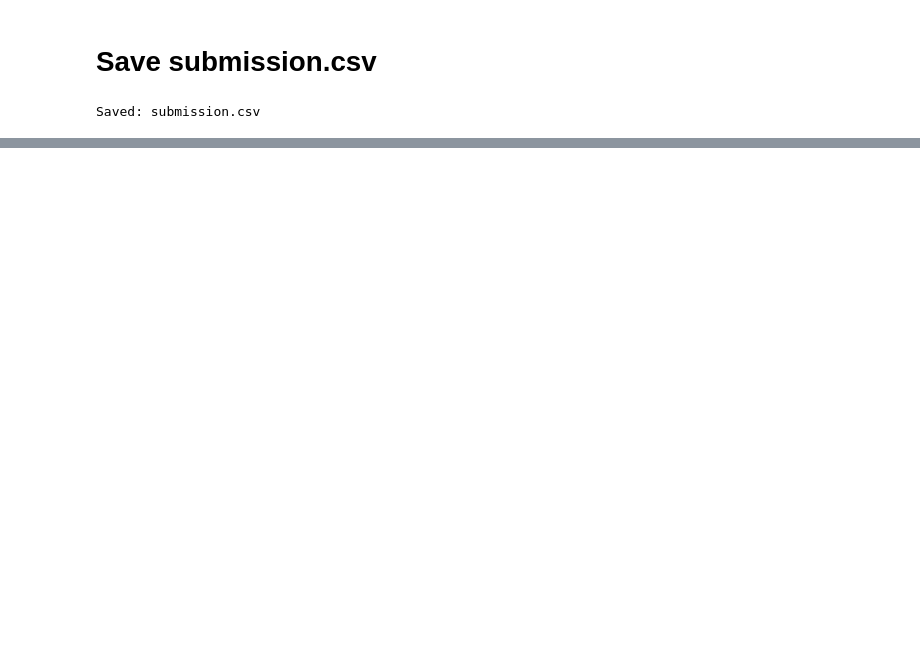
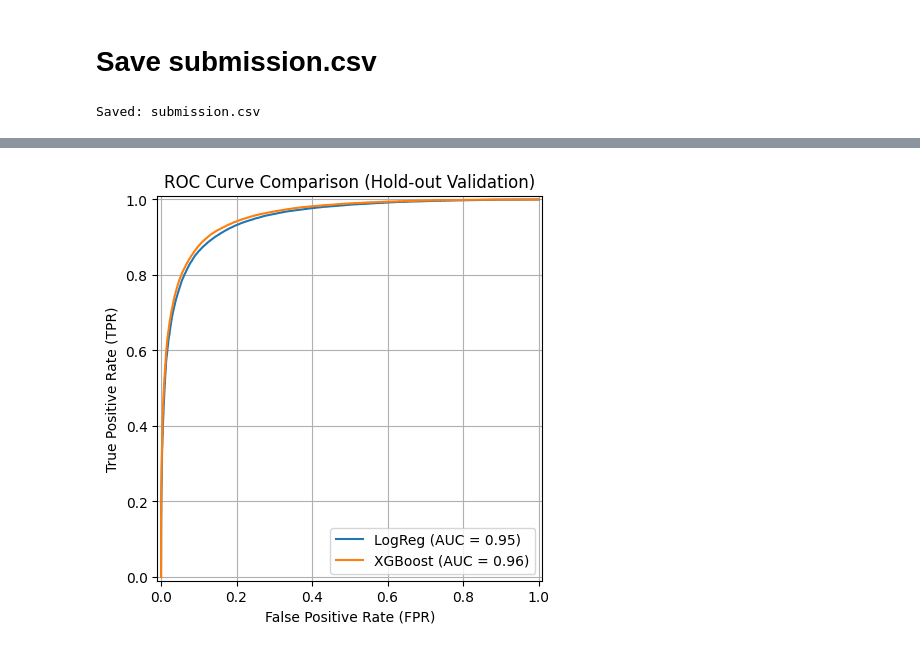
Before and after one commit to Dilshan7542/CI-Assigment, a Jupyter notebook: assignment-dilshan.ipynb, the cells around one changed output, grey strips where cells are left out. Saved outputs shown, nothing was run; the diff lists cells and outputs as text; code cells hidden in the pictures; blank space fills up the shorter version.

```diff
--- a/assignment-dilshan.ipynb
+++ b/assignment-dilshan.ipynb
@@ -483,0 +492,26 @@ Saved: submission.csv
+# %%
+# XGBoost model (safe baseline config)
+xgb_model = XGBClassifier(
+   n_estimators=1200,        # ↑ trees
+    learning_rate=0.03,       # ↓ lr
+    max_depth=5,
+    min_child_weight=1,
+    subsample=0.85,
+    colsample_bytree=0.85,
+    gamma=0.0,
+    reg_alpha=0.0,
+    reg_lambda=1.0,
+    objective="binary:logistic",
+    eval_metric="auc",
+    random_state=42,
+    n_jobs=-1
+)
+
+# Pipeline = same preprocessor + XGBoost
+xgb_clf = Pipeline(steps=[
+    ("preprocess", preprocessor),
+    ("model", xgb_model)
+])
+
+# Same CV strategy (FAIR comparison)
+skf = StratifiedKFold(n_splits=5, shuffle=True, random_state=42)
@@ -483,0 +535,2 @@ Saved: submission.csv
+# %%
+xgb_clf.fit(X_tr, y_tr)    # XGBoost pipeline
@@ -483,0 +555,19 @@ Saved: submission.csv
+# %%
+# 2) Get probabilities on same validation split
+lr_probs  = clf.predict_proba(X_val)[:, 1]
+xgb_probs = xgb_clf.predict_proba(X_val)[:, 1]
+
+# 3) Plot both ROC curves on same figure
+plt.figure(figsize=(7,5))
+
+RocCurveDisplay.from_predictions(y_val, lr_probs,  name="LogReg", ax=plt.gca())
+RocCurveDisplay.from_predictions(y_val, xgb_probs, name="XGBoost", ax=plt.gca())
+
+plt.title("ROC Curve Comparison (Hold-out Validation)")
+plt.xlabel("False Positive Rate (FPR)")
+plt.ylabel("True Positive Rate (TPR)")
+plt.legend(loc="lower right")
+plt.grid(True)
+plt.show()
+# %% [output]
+[figure, added]
```
Also changed, not shown: parts of 11 cells of this notebook.
